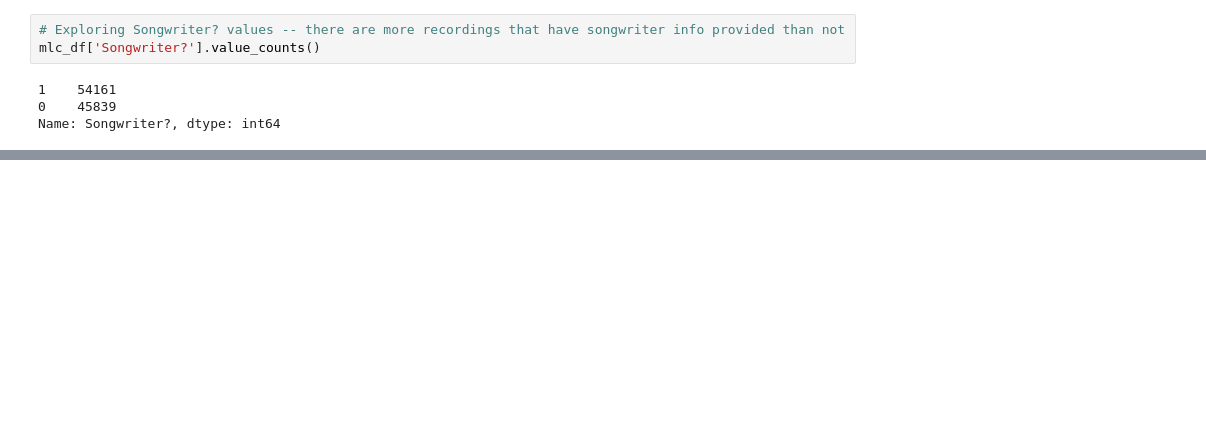
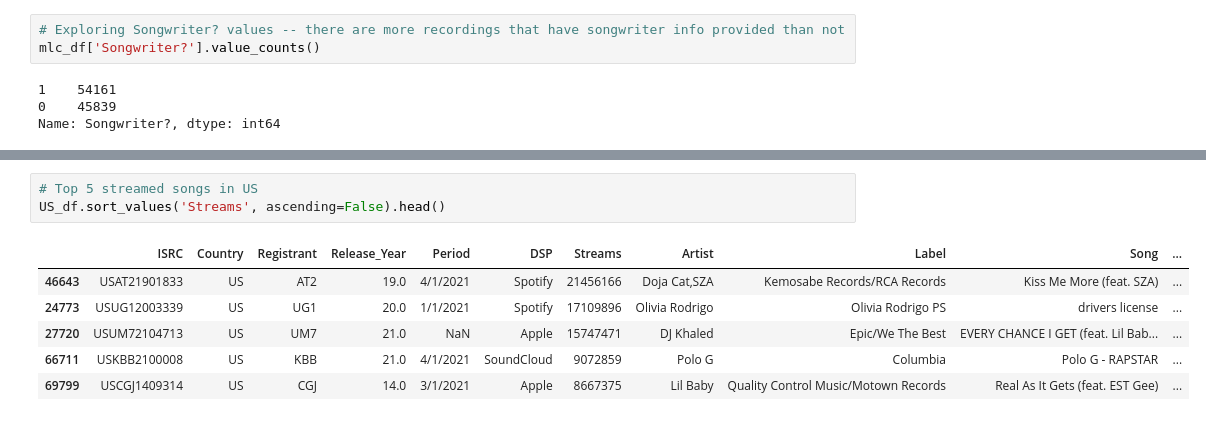
Before and after one commit to NSS-Data-Analytics-Cohort-6/mlc-project-nan-nagini, a Jupyter notebook: notebooks/mlc_jasmine.ipynb, the cells around one changed output, grey strips where cells are left out. Saved outputs shown, nothing was run; the diff lists cells and outputs as text; blank space fills up the shorter version.

```diff
--- a/notebooks/mlc_jasmine.ipynb
+++ b/notebooks/mlc_jasmine.ipynb
@@ -140,0 +151,10 @@ Name: Songwriter?, dtype: float64
+# %%
+# Top 5 streamed songs in US
+US_df.sort_values('Streams', ascending=False).head()
+# %% [output]
+|  | ISRC | Country | Registrant | Release_Year | Period | DSP | Streams | Artist | Label | Song | ... |
+| 46643 | USAT21901833 | US | AT2 | 19.0 | 4/1/2021 | Spotify | 21456166 | Doja Cat,SZA | Kemosabe Records/RCA Records | Kiss Me More (feat. SZA) | ... |
+| 24773 | USUG12003339 | US | UG1 | 20.0 | 1/1/2021 | Spotify | 17109896 | Olivia Rodrigo | Olivia Rodrigo PS | drivers license | ... |
+| 27720 | USUM72104713 | US | UM7 | 21.0 | NaN | Apple | 15747471 | DJ Khaled | Epic/We The Best | EVERY CHANCE I GET (feat. Lil Bab... | ... |
+| 66711 | USKBB2100008 | US | KBB | 21.0 | 4/1/2021 | SoundCloud | 9072859 | Polo G | Columbia | Polo G - RAPSTAR | ... |
+| 69799 | USCGJ1409314 | US | CGJ | 14.0 | 3/1/2021 | Apple | 8667375 | Lil Baby | Quality Control Music/Motown Records | Real As It Gets (feat. EST Gee) | ... |
```
Also changed, not shown: parts of 21 cells of this notebook.
